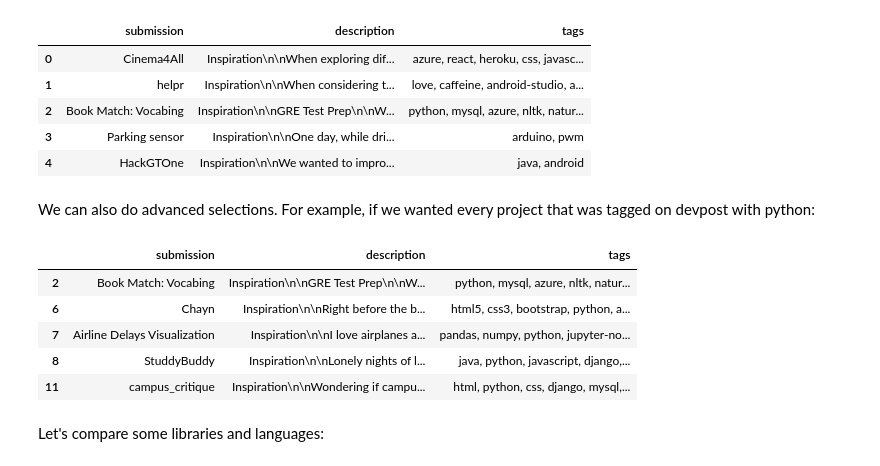
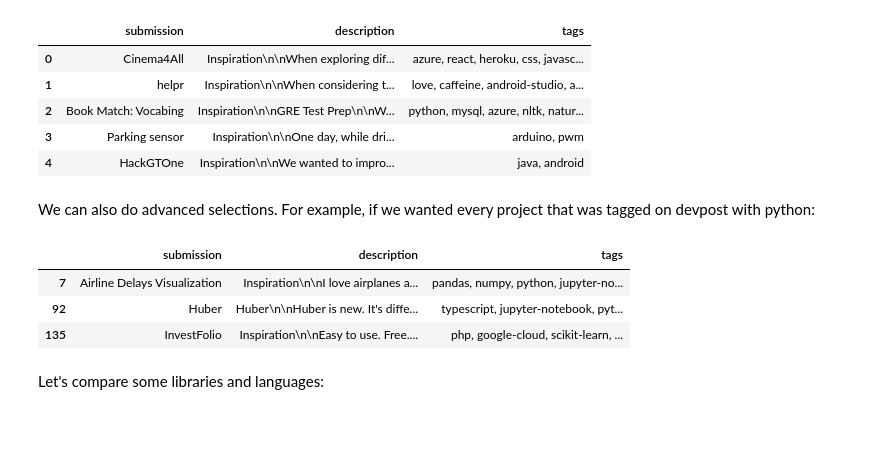
Before and after one commit to ruyimarone/SemanticSearch, a Jupyter notebook: HackGT-NLP-Workshop.ipynb, the cells around one changed output. Drawn from its saved outputs; the diff is of its cells as text; code cells hidden in the pictures; blank space fills up the shorter version.

```diff
--- a/HackGT-NLP-Workshop.ipynb
+++ b/HackGT-NLP-Workshop.ipynb
@@ -73,14 +73,12 @@ df.head()
 # %% [markdown]
 We can also do advanced selections. For example, if we wanted every project that was tagged on devpost with python:
 # %%
-df[df['tags'].str.contains('python')].head()
+df[df.tags.str.contains('python') & df.tags.str.contains('pandas')].head()
 # %% [output]
 |  | submission | description | tags |
-| 2 | Book Match: Vocabing | Inspiration\n\nGRE Test Prep\n\nW... | python, mysql, azure, nltk, natur... |
-| 6 | Chayn | Inspiration\n\nRight before the b... | html5, css3, bootstrap, python, a... |
 | 7 | Airline Delays Visualization | Inspiration\n\nI love airplanes a... | pandas, numpy, python, jupyter-no... |
-| 8 | StuddyBuddy | Inspiration\n\nLonely nights of l... | java, python, javascript, django,... |
-| 11 | campus_critique | Inspiration\n\nWondering if campu... | html, python, css, django, mysql,... |
+| 92 | Huber | Huber\n\nHuber is new. It's diffe... | typescript, jupyter-notebook, pyt... |
+| 135 | InvestFolio | Inspiration\n\nEasy to use. Free.... | php, google-cloud, scikit-learn, ... |
 # %% [markdown]
 Let's compare some libraries and languages:
 # %%
```
Also changed, not shown: parts of 20 cells of this notebook.
